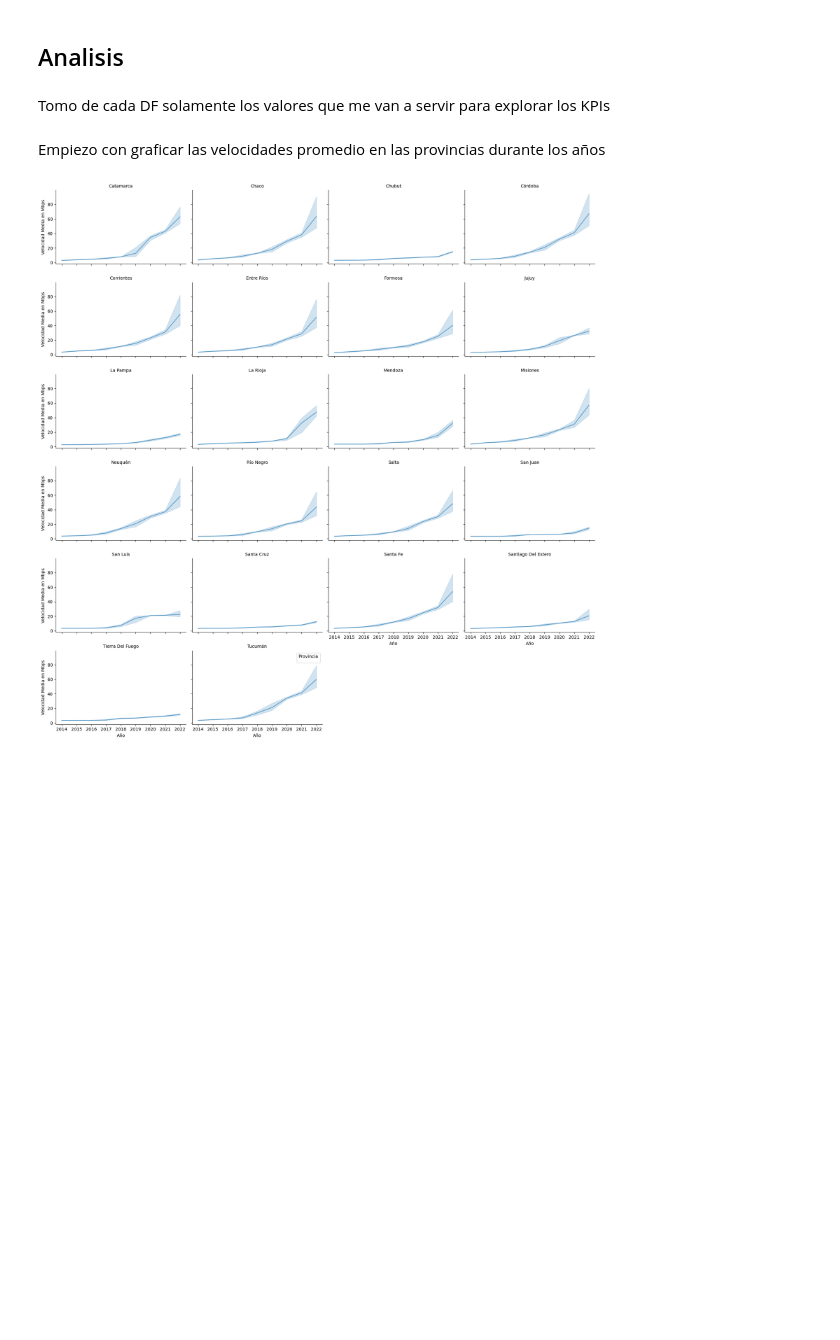
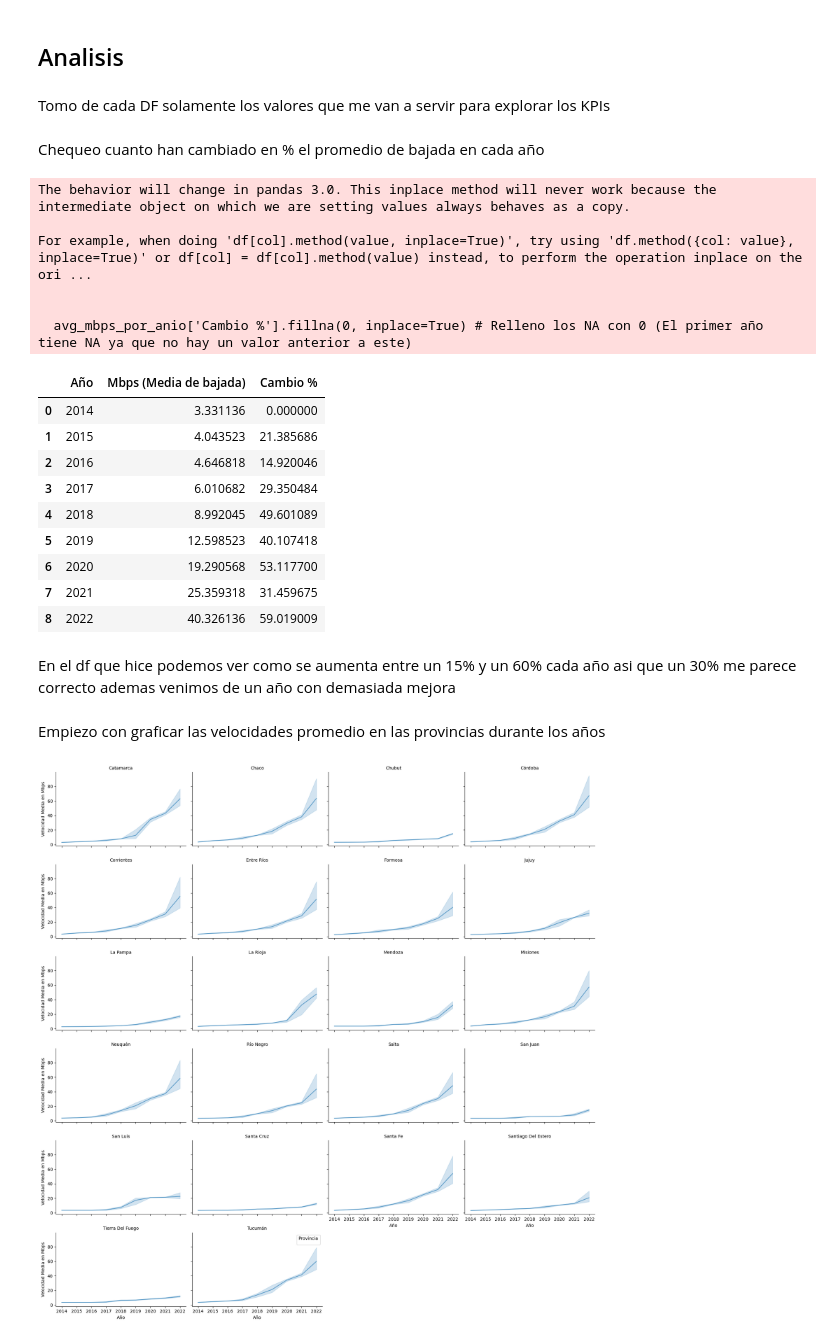
Before and after one commit to Guido-Biotti/Analisis_Internet_Argentina, a Jupyter notebook: EDA.ipynb, the cells around one changed output. Cells and saved outputs as stored; diff of their text form; code cells hidden in the pictures; blank space fills up the shorter version.

```diff
--- a/EDA.ipynb
+++ b/EDA.ipynb
@@ -74,13 +74,13 @@ tot_acc_tec.columns= tot_acc_tec.columns.str.strip() # Hago un strip ya que los
 # %% [markdown]
 Y por ultimo cargo los ultimos tres archivos en los que solo tengo que hacer un strip en los nombres de las columnas.
 # %%
-tot_acc_vel = pd.read_csv('data/Internet/Totales Accesos por velocidad.csv', thousands=',', decimal='.')
+tot_acc_vel = pd.read_csv('data/Totales Accesos por velocidad.csv', thousands=',', decimal='.')
 tot_acc_vel.columns= tot_acc_vel.columns.str.strip()
 
-vel_prov = pd.read_csv('data/Internet/Velocidad % por prov.csv', thousands=',', decimal='.')
+vel_prov = pd.read_csv('data/Velocidad % por prov.csv', thousands=',', decimal='.')
 vel_prov.columns= vel_prov.columns.str.strip()
 
-penetracion_pob = pd.read_csv('data/Internet/Penetración-poblacion.csv', thousands=',', decimal='.')
+penetracion_pob = pd.read_csv('data/Penetración-poblacion.csv', thousands=',', decimal='.')
 penetracion_pob.columns= penetracion_pob.columns.str.strip()
 penetracion_pob['Provincia'] = penetracion_pob['Provincia'].str.strip() #En esta tambien hago un strip en los nombres de las Provincias ya que hay algunas que parecen duplicadas por algunos espacios al final  y/o al principio
 # %% [markdown]
@@ -170,6 +170,37 @@ Tomo de cada DF solamente los valores que me van a servir para explorar los KPIs
 vel_prov_NO_Analisis = vel_prov_NO[(~vel_prov_NO['Provincia'].isin(['Buenos Aires', 'Capital Federal'])) & (vel_prov_NO['Año']<=2022)] #Aca solo tomo los valores que no sean Capital o Buenos Aires ya que busco el interior del pais
 penetracion_pob_NO_Analisis = penetracion_pob_NO[penetracion_pob_NO['Año']<=2023]
 tot_acc_tec_NO_Analisis = tot_acc_tec_NO[tot_acc_tec_NO['Año']<=2022] # Aca tomo solamente los valores de antes de 2023 para saber como se comporto la tecnologia Wireless en el pasado y asi sacar conclusiones para el futuro
+# %% [markdown]
+Chequeo cuanto han cambiado en % el promedio de bajada en cada año
+# %%
+avg_mbps_por_anio = vel_prov_NO_Analisis.groupby('Año')['Mbps (Media de bajada)'].mean().reset_index() # Primero agrupo todo por año y saco el promedio
+
+avg_mbps_por_anio.sort_values(by='Año', inplace=True) # Ahora lo ordeno por año
+
+avg_mbps_por_anio['Cambio %'] = avg_mbps_por_anio['Mbps (Media de bajada)'].pct_change() * 100 # Creo una columna en la que cargo el cambio % que hay en cada año
+
+avg_mbps_por_anio['Cambio %'].fillna(0, inplace=True) # Relleno los NA con 0 (El primer año tiene NA ya que no hay un valor anterior a este)
+
+avg_mbps_por_anio # Lo muestro
+# %% [output]
+The behavior will change in pandas 3.0. This inplace method will never work because the intermediate object on which we are setting values always behaves as a copy.
+
+For example, when doing 'df[col].method(value, inplace=True)', try using 'df.method({col: value}, inplace=True)' or df[col] = df[col].method(value) instead, to perform the operation inplace on the ori ...
+
+
+  avg_mbps_por_anio['Cambio %'].fillna(0, inplace=True) # Relleno los NA con 0 (El primer año tiene NA ya que no hay un valor anterior a este)
+|  | Año | Mbps (Media de bajada) | Cambio % |
+| 0 | 2014 | 3.331136 | 0.000000 |
+| 1 | 2015 | 4.043523 | 21.385686 |
+| 2 | 2016 | 4.646818 | 14.920046 |
+| 3 | 2017 | 6.010682 | 29.350484 |
+| 4 | 2018 | 8.992045 | 49.601089 |
+| 5 | 2019 | 12.598523 | 40.107418 |
+| 6 | 2020 | 19.290568 | 53.117700 |
+| 7 | 2021 | 25.359318 | 31.459675 |
+| 8 | 2022 | 40.326136 | 59.019009 |
+# %% [markdown]
+En el df que hice podemos ver como se aumenta entre un 15% y un 60% cada año asi que un 30% me parece correcto ademas venimos de un año con demasiada mejora
 # %% [markdown]
 Empiezo con graficar las velocidades promedio en las provincias durante los años
 # %%
```
Also changed, not shown: parts of 6 cells of this notebook.
